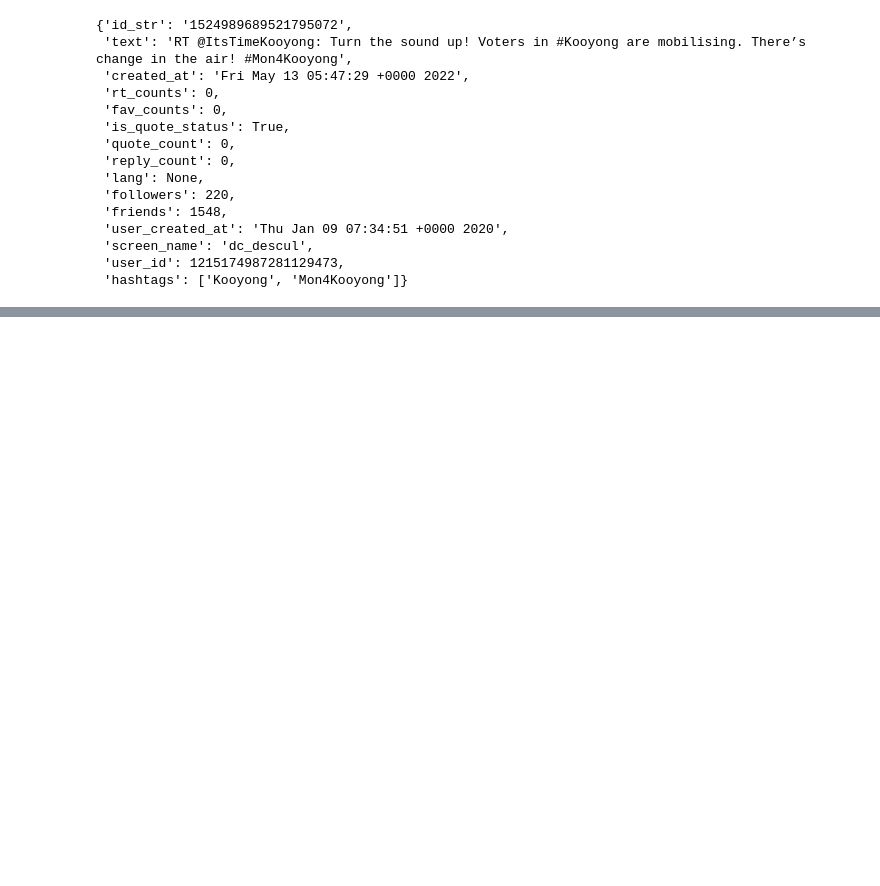
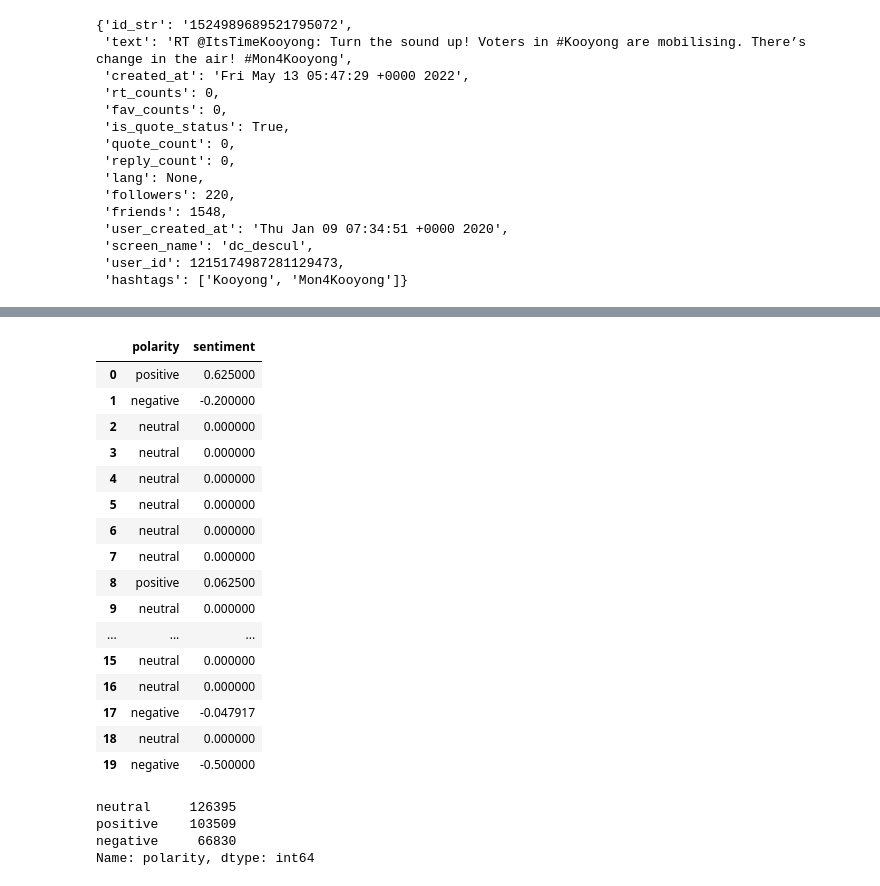
Before and after one commit to sohamdighe14/COMP90024-A2, a Jupyter notebook: TweetAnalysis/election_data_2022.ipynb, the cells around one changed output, grey strips where cells are left out. Drawn from its saved outputs; the diff is of its cells as text; code cells hidden in the pictures; blank space fills up the shorter version.

```diff
--- a/TweetAnalysis/election_data_2022.ipynb
+++ b/TweetAnalysis/election_data_2022.ipynb
@@ -173,0 +189,33 @@ plt.show()
+# %%
+cut = pd.cut(
+    tweets['sentiment'],
+    [-np.inf, -.01, .01, np.inf],
+    labels=['negative', 'neutral', 'positive']
+)
+tweets['polarity'] = cut.values
+tweets[['polarity','sentiment']][:20]
+# %% [output]
+|  | polarity | sentiment |
+| 0 | positive | 0.625000 |
+| 1 | negative | -0.200000 |
+| 2 | neutral | 0.000000 |
+| 3 | neutral | 0.000000 |
+| 4 | neutral | 0.000000 |
+| 5 | neutral | 0.000000 |
+| 6 | neutral | 0.000000 |
+| 7 | neutral | 0.000000 |
+| 8 | positive | 0.062500 |
+| 9 | neutral | 0.000000 |
+| ... | ... | ... |
+| 15 | neutral | 0.000000 |
+| 16 | neutral | 0.000000 |
+| 17 | negative | -0.047917 |
+| 18 | neutral | 0.000000 |
+| 19 | negative | -0.500000 |
+# %%
+tweets['polarity'].value_counts()
+# %% [output]
+neutral     126395
+positive    103509
+negative     66830
+Name: polarity, dtype: int64
```
Also changed, not shown: parts of 17 cells of this notebook, 2 other files.
